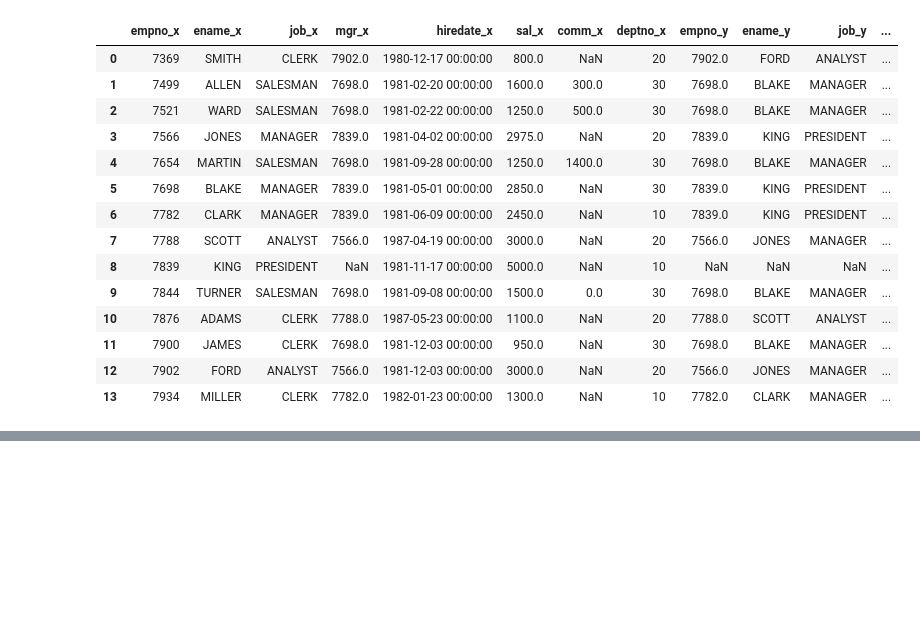
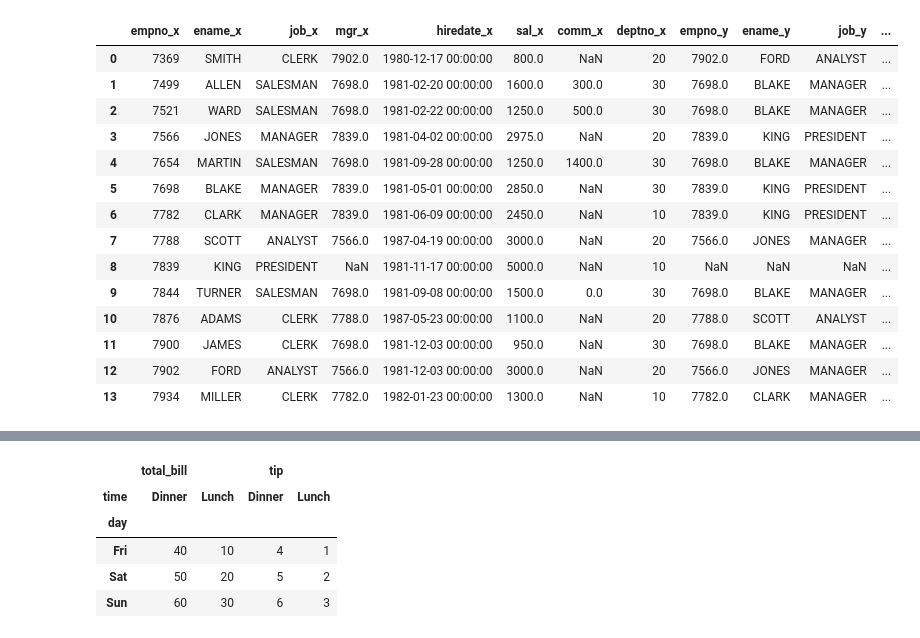
Before and after one commit to JakeOh/202504_itwill_oracle88, a Jupyter notebook: python23.ipynb, the cells around one changed output, grey strips where cells are left out. Cells and saved outputs as stored; diff of their text form; code cells hidden in the pictures; blank space fills up the shorter version.

```diff
--- a/python23.ipynb
+++ b/python23.ipynb
@@ -302,0 +400,9 @@ pd.merge(emp, emp, how='left', left_on='mgr', right_on='empno')
+# %%
+df2.pivot(index='day', columns='time', values=['total_bill', 'tip'])
+# %% [output]
+|  | total_bill |  | tip |  |
+| time | Dinner | Lunch | Dinner | Lunch |
+| day |  |  |  |  |
+| Fri | 40 | 10 | 4 | 1 |
+| Sat | 50 | 20 | 5 | 2 |
+| Sun | 60 | 30 | 6 | 3 |
```
Also changed, not shown: parts of 13 cells of this notebook.
